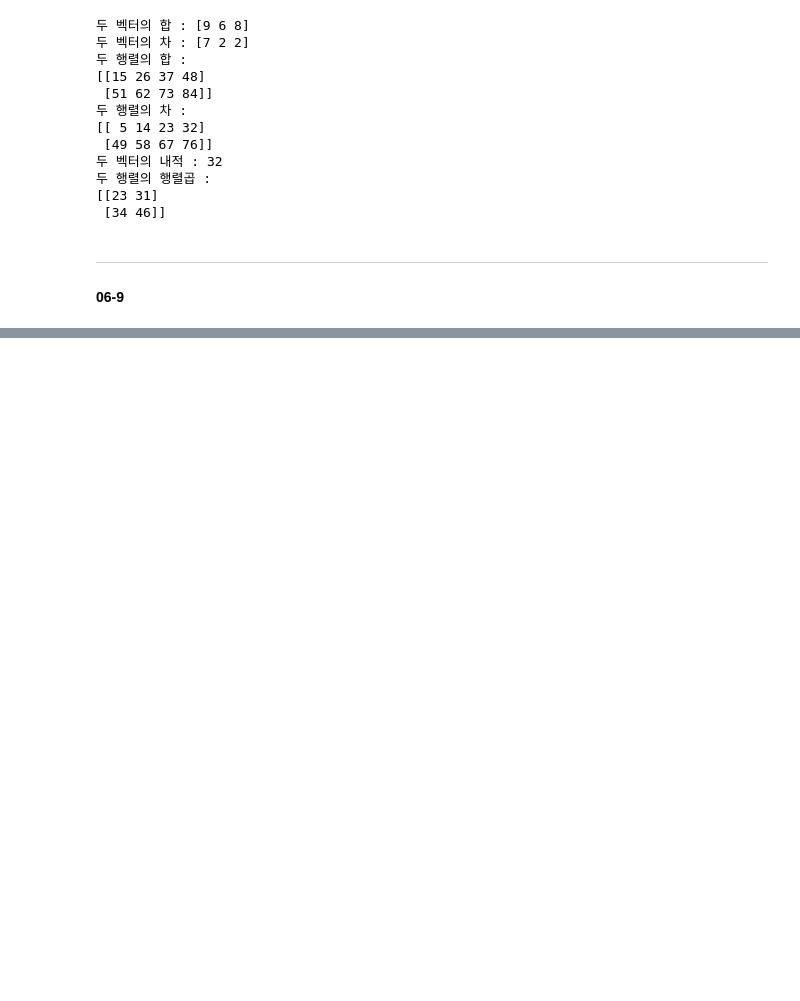
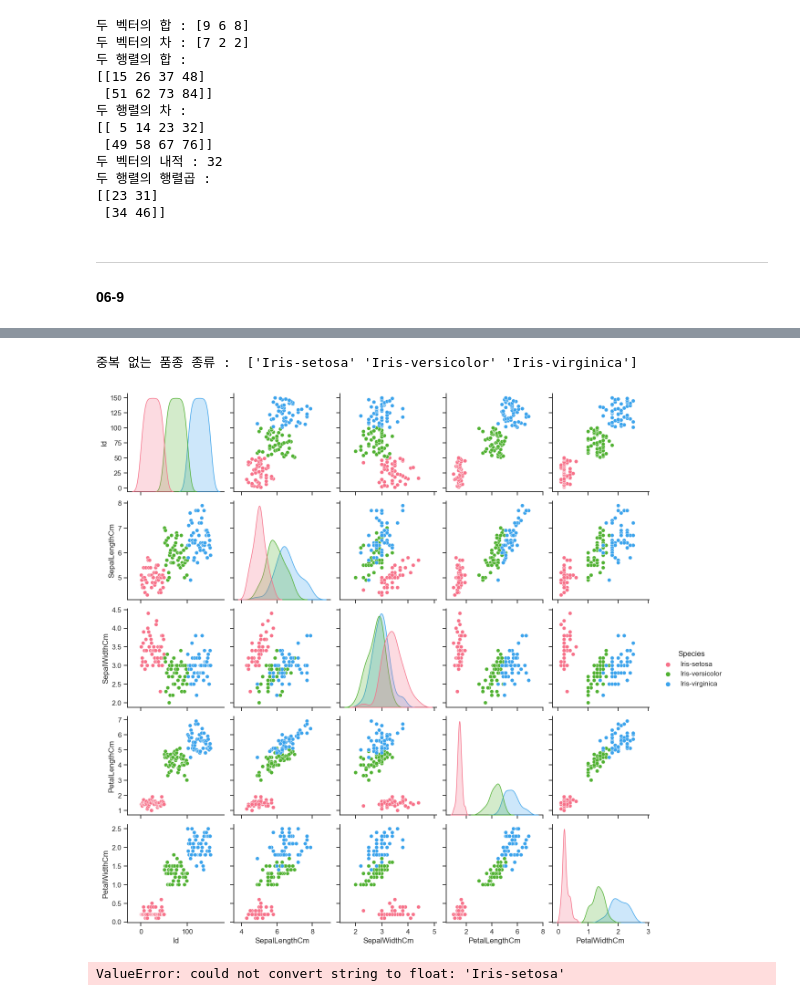
Before and after one commit to SHEWANTSME/album_classification, a Jupyter notebook: NLP_입문_6장.ipynb, the cells around one changed output, grey strips where cells are left out. Drawn from its saved outputs; the diff is of its cells as text; code cells hidden in the pictures; blank space fills up the shorter version.

```diff
--- a/NLP_입문_6장.ipynb
+++ b/NLP_입문_6장.ipynb
@@ -787,0 +906,7 @@ print(np.matmul(A, B))
+# %%
+data = pd.read_csv('Iris.csv', encoding='latin1')
+
+print('샘플의 개수 :', len(data))
+print(data[:5])
+# 맨첨열은 의미 없고 그 이후 feature가 각각 sepalLengthcm, sepalwidth ... 이런애들
+#  마지막 열 Species는 해당 샘플이 어떤 품종인지
@@ -787,0 +921,21 @@ print(np.matmul(A, B))
+# %%
+print("중복 없는 품종 종류 : " , data['Species'].unique())
+# species consist of 3 categories.
+# 주어진 샘플 데이터의 4개의 특성으로부터 (sepal~~,sepal~~,petal~~, petal~~)
+# 3개 중 어떤 품종인지를 예측하는 문제가 되겠습니다.
+# %% [output]
+중복 없는 품종 종류 :  ['Iris-setosa' 'Iris-versicolor' 'Iris-virginica']
+# %%
+sns.set(style="ticks", color_codes= True)
+g = sns.pairplot(data , hue="Species" , palette = "husl")
+# %% [output]
+[figure, added]
+# %%
+# 각 종과 특성에 대한 연관 관계
+import seaborn as sns
+
+sns.set(style="ticks", color_codes=True)
+
+sns.barplot(data['Species'])
+# %% [output]
+ValueError: could not convert string to float: 'Iris-setosa'
```
Also changed, not shown: parts of 14 cells of this notebook.
